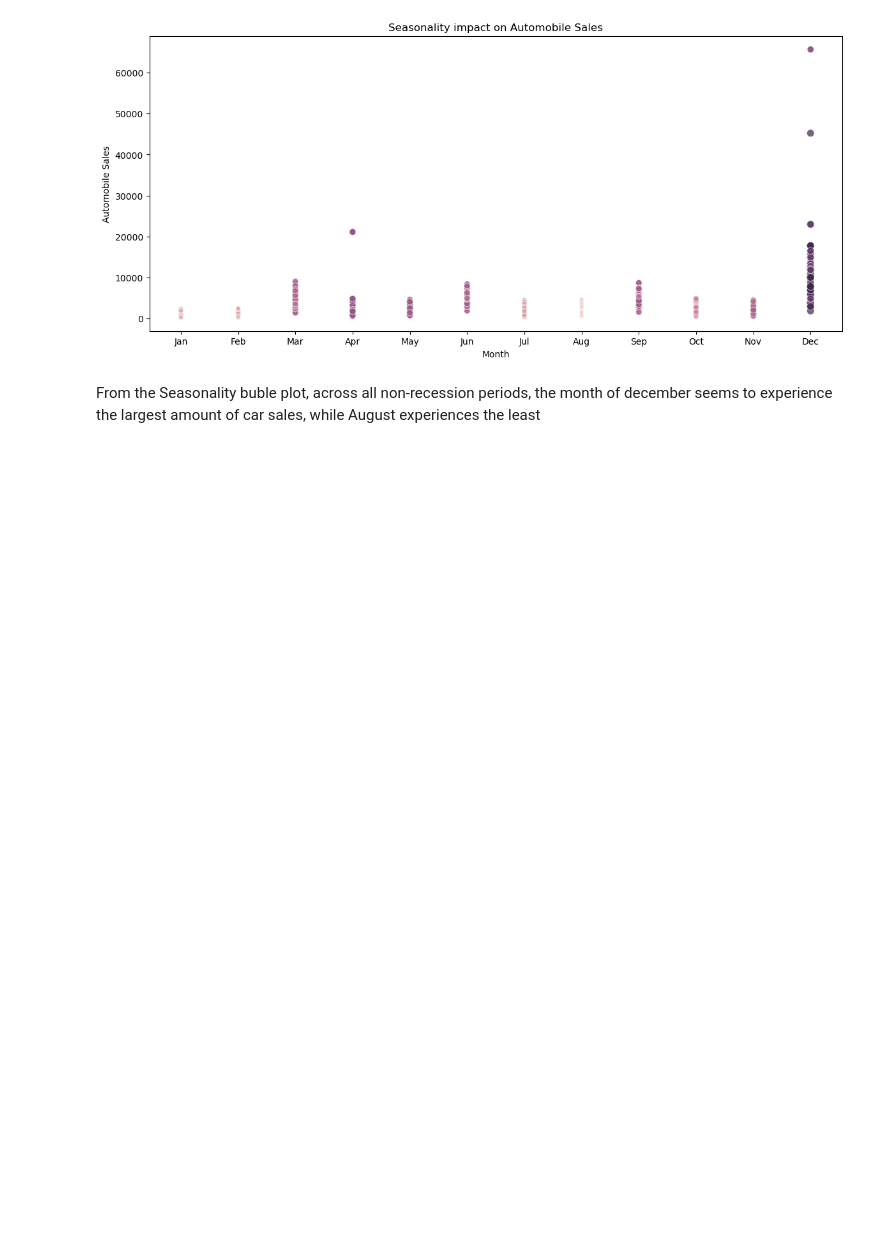
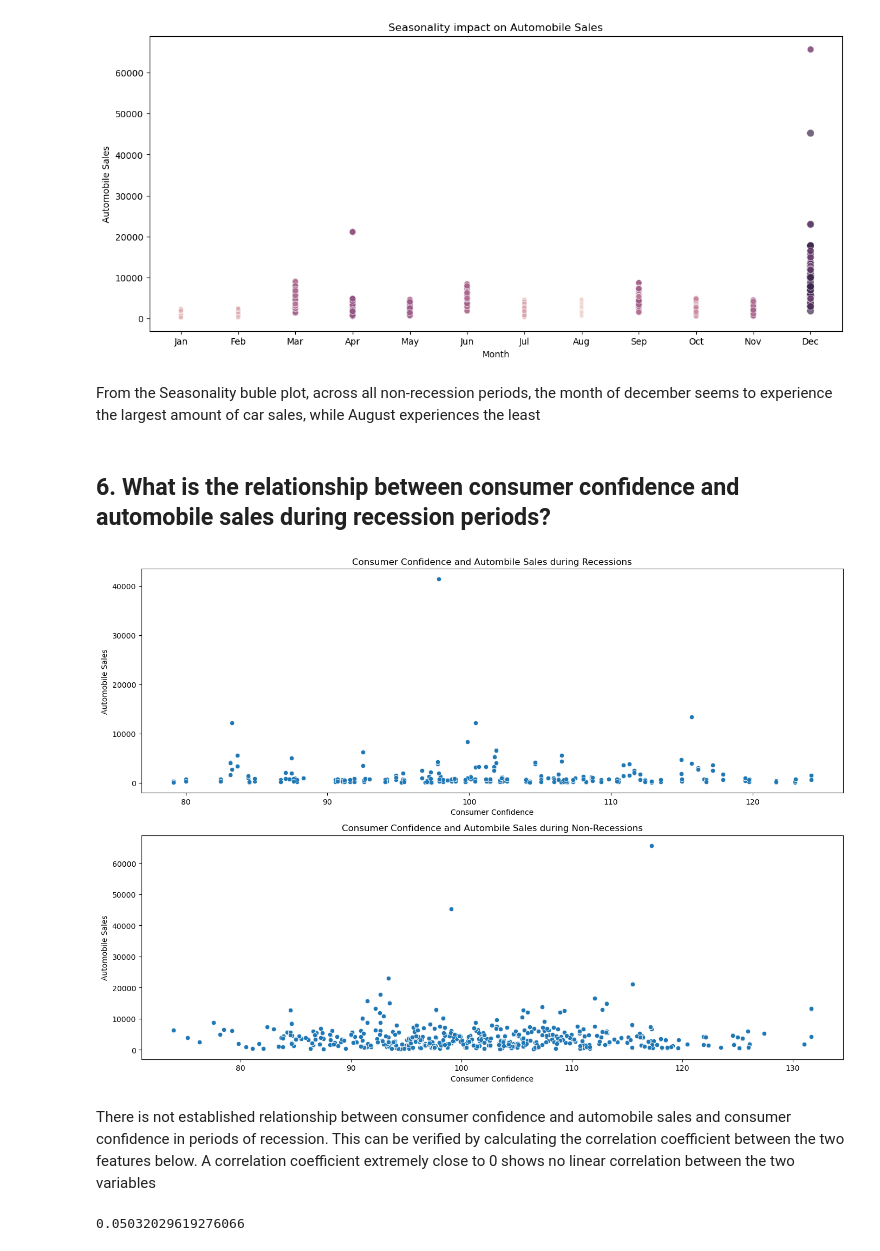
Before and after one commit to restjohnson/automobile_recession, a Jupyter notebook: automobile_jupyter.ipynb, the cells around one changed output. Cells and saved outputs as stored; diff of their text form; code cells hidden in the pictures; blank space fills up the shorter version.

Commit message:
correlation plot and comparison of price and autombile sales in periods of recession and non-recession

```diff
--- a/automobile_jupyter.ipynb
+++ b/automobile_jupyter.ipynb
@@ -213,3 +213,31 @@ plt.show()
 [figure]
 # %% [markdown]
 From the Seasonality buble plot, across all non-recession periods, the month of december seems to experience the largest amount of car sales, while August experiences the least
+# %% [markdown]
+## 6. What is the relationship between consumer confidence and automobile sales during recession periods?
+# %%
+rec_data = df[df['Recession']==1]
+non_rec_data = df[df['Recession'] == 0]
+
+fig, ax = plt.subplots(2, 1, figsize=(14, 10))
+ax1 = sns.scatterplot(data=rec_data, x='Consumer_Confidence' ,y='Automobile_Sales', ax=ax[0])
+ax1.set_title('Consumer Confidence and Autombile Sales during Recessions')
+ax1.set_xlabel('Consumer Confidence')
+ax1.set_ylabel('Automobile Sales')
+
+ax2 = sns.scatterplot(data=non_rec_data, x='Consumer_Confidence' ,y='Automobile_Sales', ax=ax[1])
+ax2.set_title('Consumer Confidence and Autombile Sales during Non-Recessions')
+ax2.set_xlabel('Consumer Confidence')
+ax2.set_ylabel('Automobile Sales')
+
+plt.tight_layout()
+plt.show()
+# %% [output]
+[figure, added]
+# %% [markdown]
+There is not established relationship between consumer confidence and automobile sales and consumer confidence in periods of recession. This can be verified by calculating the correlation coefficient between the two features below. A correlation coefficient extremely close to 0 shows no linear correlation between the two variables
+# %%
+cnf_cons = rec_data['Consumer_Confidence'].corr(rec_data['Automobile_Sales'])
+abs(cnf_cons.item())
+# %% [output]
+0.05032029619276066
```
Also changed, not shown: parts of 8 cells of this notebook.
